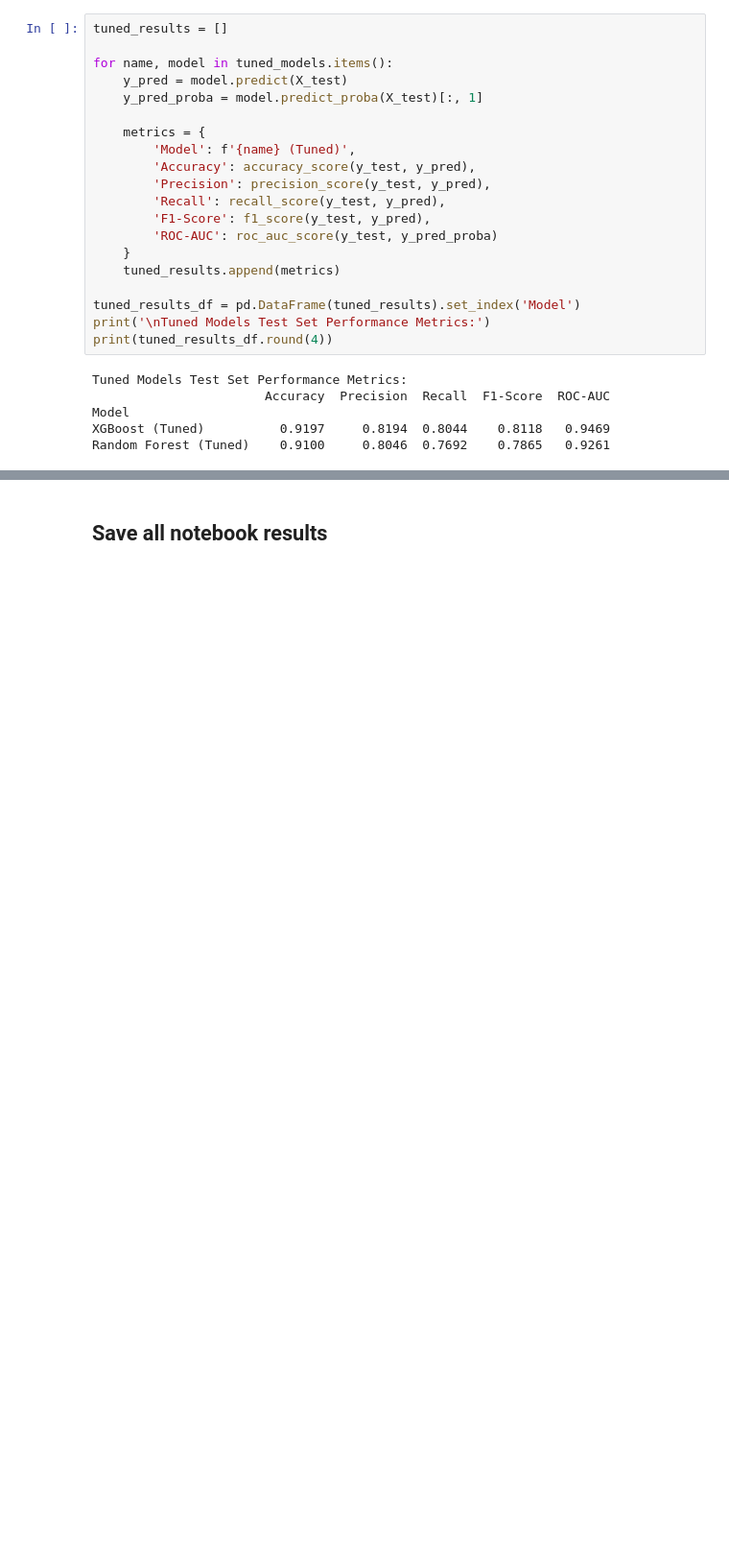
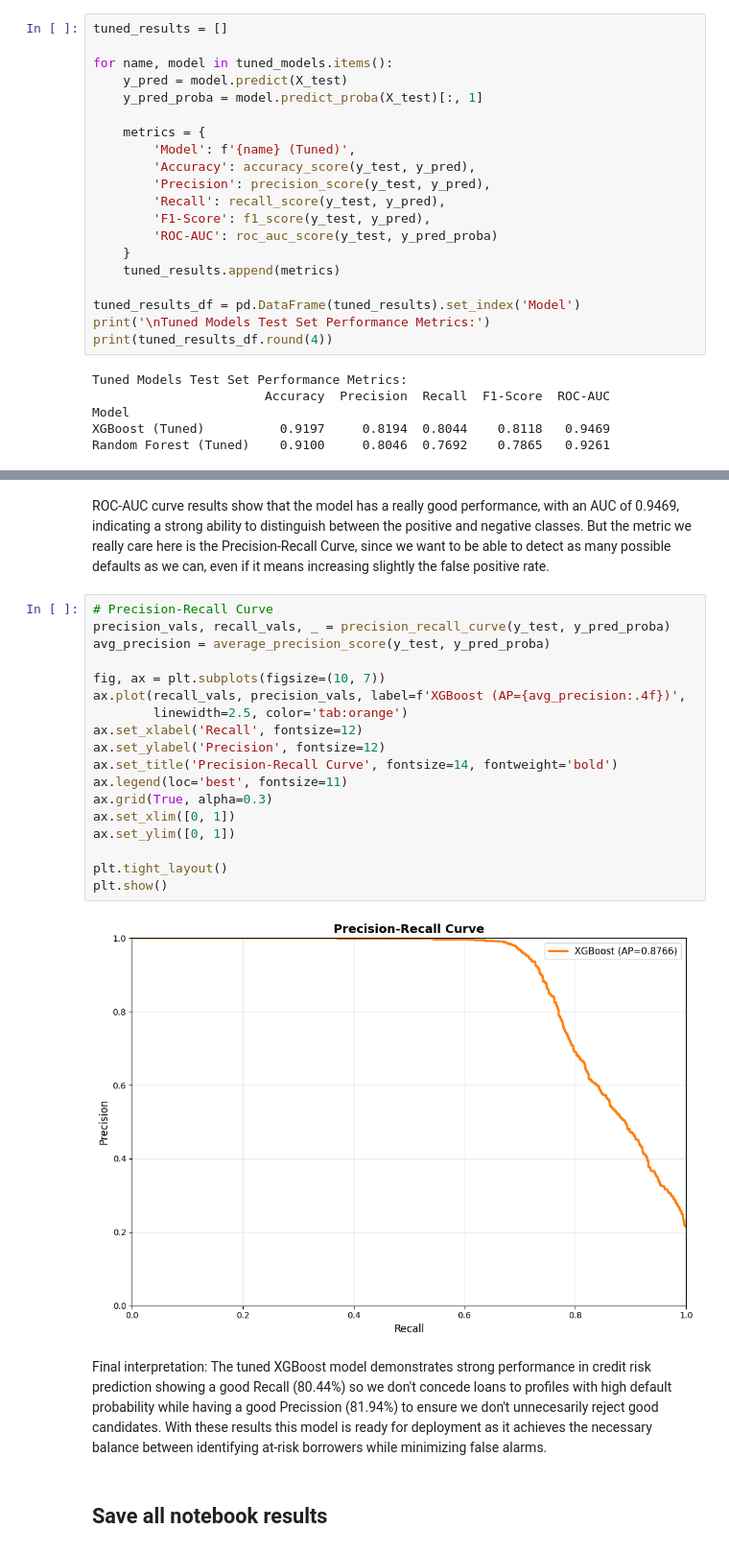
Before and after one commit to AntonioAlbaladejo/credit-risk-engine, a Jupyter notebook: notebooks/model_selection.ipynb, the cells around one changed output, grey strips where cells are left out. Shown at 96% size. Drawn from its saved outputs; the diff is of its cells as text; blank space fills up the shorter version.

```diff
--- a/notebooks/model_selection.ipynb
+++ b/notebooks/model_selection.ipynb
@@ -387,3 +427,28 @@ As we can see the results of the tuned models show a slight reduction in accurac
+# %% [markdown]
+ROC-AUC curve results show that the model has a really good performance, with an AUC of 0.9469, indicating a strong ability to distinguish between the positive and negative classes. But the metric we really care here is the Precision-Recall Curve, since we want to be able to detect as many possible defaults as we can, even if it means increasing slightly the false positive rate.
+# %%
+# Precision-Recall Curve
+precision_vals, recall_vals, _ = precision_recall_curve(y_test, y_pred_proba)
+avg_precision = average_precision_score(y_test, y_pred_proba)
+
+fig, ax = plt.subplots(figsize=(10, 7))
+ax.plot(recall_vals, precision_vals, label=f'XGBoost (AP={avg_precision:.4f})',
+        linewidth=2.5, color='tab:orange')
+ax.set_xlabel('Recall', fontsize=12)
+ax.set_ylabel('Precision', fontsize=12)
+ax.set_title('Precision-Recall Curve', fontsize=14, fontweight='bold')
+ax.legend(loc='best', fontsize=11)
+ax.grid(True, alpha=0.3)
+ax.set_xlim([0, 1])
+ax.set_ylim([0, 1])
+
+plt.tight_layout()
+plt.show()
+# %% [output]
+[figure, added]
+# %% [markdown]
+Final interpretation:
+The tuned XGBoost model demonstrates strong performance in credit risk prediction showing a good Recall (80.44%) so we don't concede loans to profiles with high default probability while having a good Precission (81.94%) to ensure we don't unnecesarily reject good candidates. With these results this model is ready for deployment as it achieves the necessary balance between identifying at-risk borrowers while minimizing false alarms.
 # %% [markdown]
 ## Save all notebook results
 # %%
```
Also changed, not shown: parts of 9 cells of this notebook.
